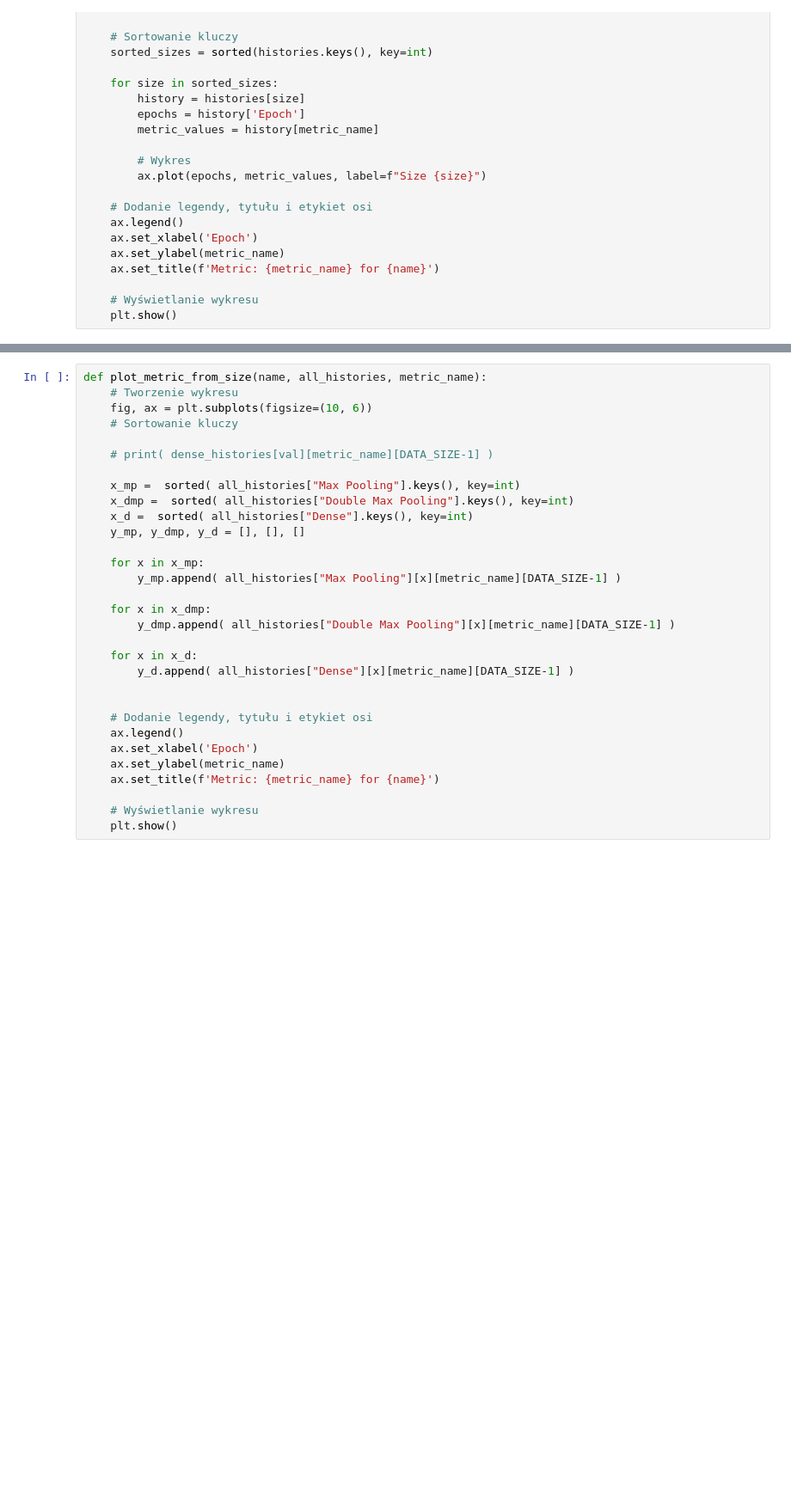
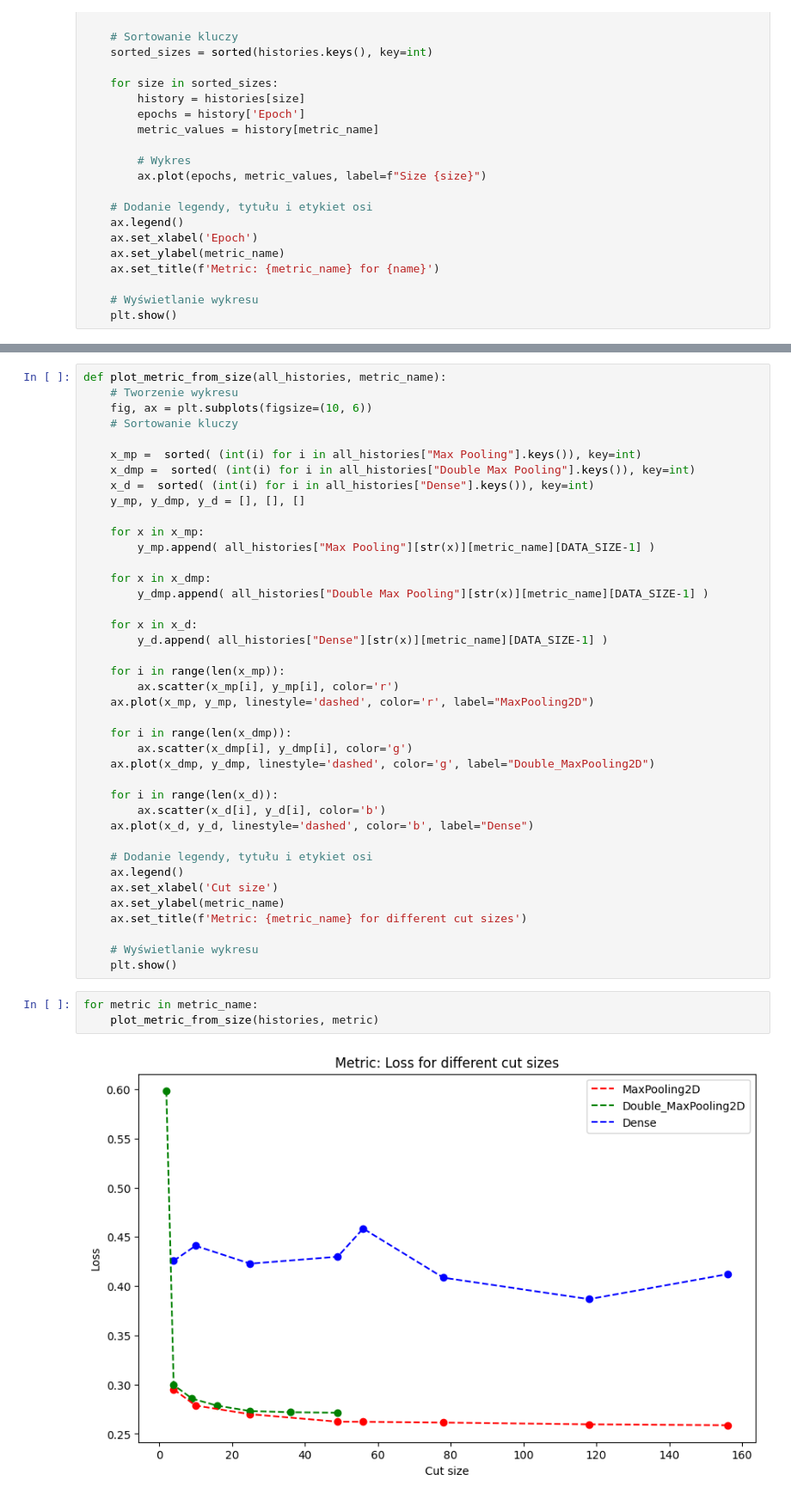
Before and after one commit to Saffons/WFiIS-SSN-compression, a Jupyter notebook: Compare.ipynb, the cells around one changed output, grey strips where cells are left out. Shown at 86% size. Saved outputs shown, nothing was run; the diff lists cells and outputs as text; blank space fills up the shorter version.

```diff
--- a/Compare.ipynb
+++ b/Compare.ipynb
@@ -156,31 +139,45 @@ for name, history in histories.items():
 # %%
-def plot_metric_from_size(name, all_histories, metric_name):
+def plot_metric_from_size(all_histories, metric_name):
     # Tworzenie wykresu
     fig, ax = plt.subplots(figsize=(10, 6))
     # Sortowanie kluczy
 
-    # print( dense_histories[val][metric_name][DATA_SIZE-1] )
-
-    x_mp =  sorted( all_histories["Max Pooling"].keys(), key=int)
-    x_dmp =  sorted( all_histories["Double Max Pooling"].keys(), key=int)
-    x_d =  sorted( all_histories["Dense"].keys(), key=int)
+    x_mp =  sorted( (int(i) for i in all_histories["Max Pooling"].keys()), key=int)
+    x_dmp =  sorted( (int(i) for i in all_histories["Double Max Pooling"].keys()), key=int)
+    x_d =  sorted( (int(i) for i in all_histories["Dense"].keys()), key=int)
     y_mp, y_dmp, y_d = [], [], []
 
     for x in x_mp:
-        y_mp.append( all_histories["Max Pooling"][x][metric_name][DATA_SIZE-1] )
+        y_mp.append( all_histories["Max Pooling"][str(x)][metric_name][DATA_SIZE-1] )
 
     for x in x_dmp:
-        y_dmp.append( all_histories["Double Max Pooling"][x][metric_name][DATA_SIZE-1] )
+        y_dmp.append( all_histories["Double Max Pooling"][str(x)][metric_name][DATA_SIZE-1] )
 
     for x in x_d:
-        y_d.append( all_histories["Dense"][x][metric_name][DATA_SIZE-1] )
+        y_d.append( all_histories["Dense"][str(x)][metric_name][DATA_SIZE-1] )
 
+    for i in range(len(x_mp)):
+        ax.scatter(x_mp[i], y_mp[i], color='r')
+    ax.plot(x_mp, y_mp, linestyle='dashed', color='r', label="MaxPooling2D")
+
+    for i in range(len(x_dmp)):
+        ax.scatter(x_dmp[i], y_dmp[i], color='g')
+    ax.plot(x_dmp, y_dmp, linestyle='dashed', color='g', label="Double_MaxPooling2D")
+
+    for i in range(len(x_d)):
+        ax.scatter(x_d[i], y_d[i], color='b')
+    ax.plot(x_d, y_d, linestyle='dashed', color='b', label="Dense")
 
     # Dodanie legendy, tytułu i etykiet osi
     ax.legend()
-    ax.set_xlabel('Epoch')
+    ax.set_xlabel('Cut size')
     ax.set_ylabel(metric_name)
-    ax.set_title(f'Metric: {metric_name} for {name}')
+    ax.set_title(f'Metric: {metric_name} for different cut sizes')
 
     # Wyświetlanie wykresu
     plt.show()
+# %%
+for metric in metric_name:
+    plot_metric_from_size(histories, metric)
+# %% [output]
+[figure, added]
```
Also changed, not shown: parts of 4 cells of this notebook.
